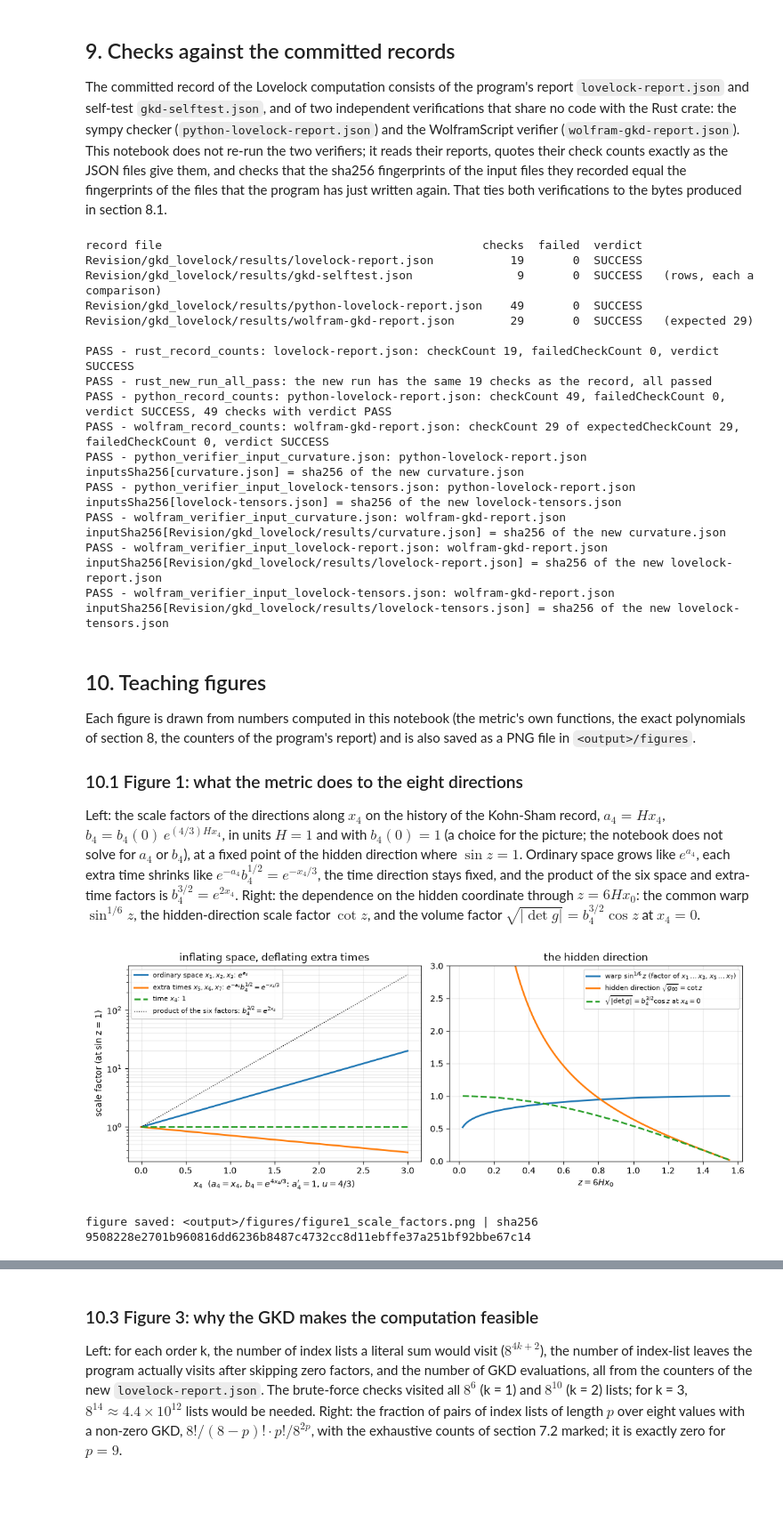
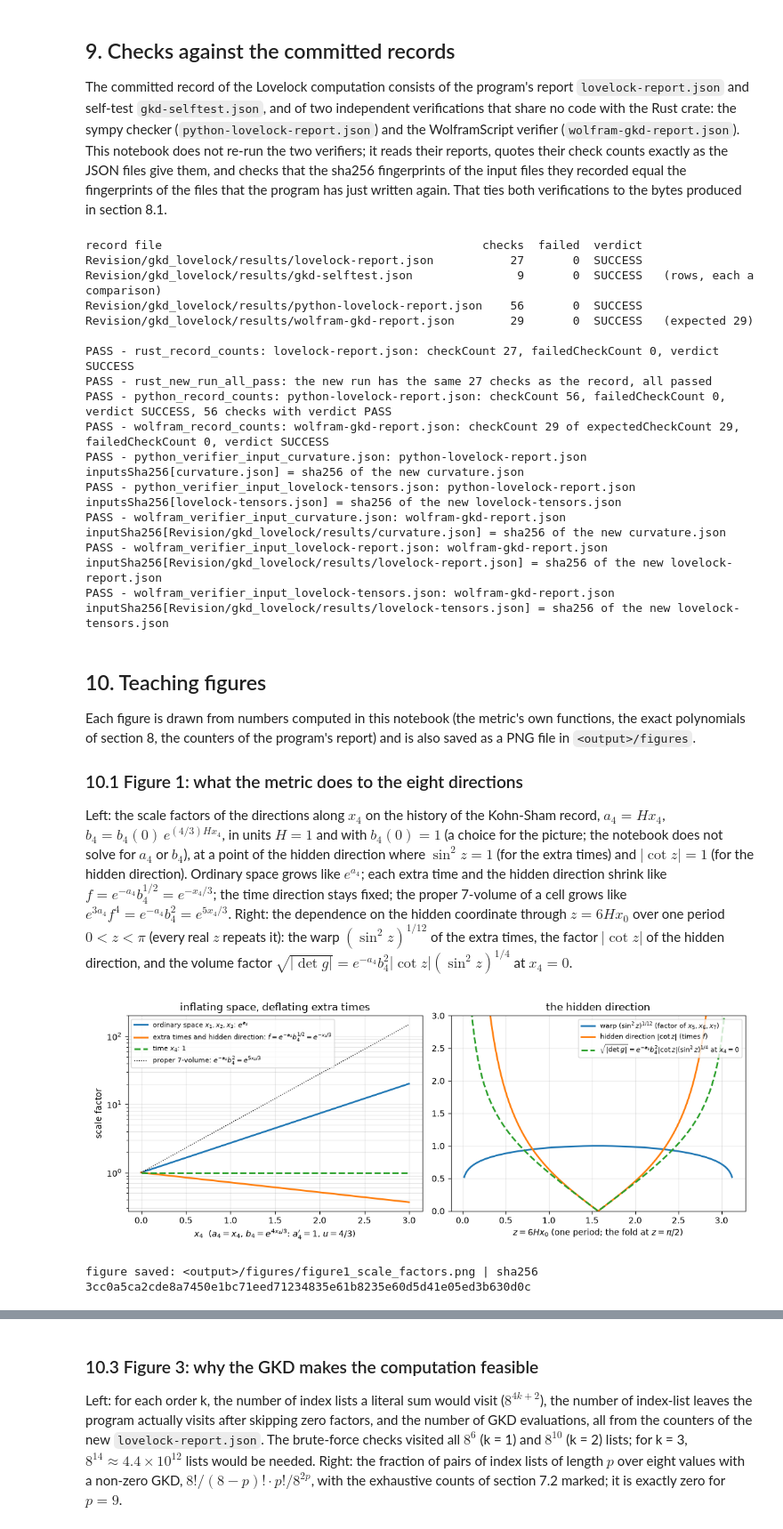
Before and after one commit to once-ere/Dirac_claude, a Jupyter notebook: Revision/notebooks/lovelock_gkd.ipynb, the cells around one changed output, grey strips where cells are left out. Shown at 89% size. Saved outputs shown, nothing was run; the diff lists cells and outputs as text; code cells hidden in the pictures; blank space fills up the shorter version.

```diff
--- a/Revision/notebooks/lovelock_gkd.ipynb
+++ b/Revision/notebooks/lovelock_gkd.ipynb
@@ -761,16 +765,13 @@ BLOCKS = [("x0", "x0 (hidden direction)"), ("x1", "x1 = x2 = x3 (ordinary space)
           ("x5", "x5 = x6 = x7 (extra times)")]
 for k in (1, 2, 3):
     P = tensors[f"P{k}_mixed_up_h_down_j"]
-    # since 2026-10-14 the metric has b4: the x4-x0 pair is nonzero and every one of its terms carries b4' (index 9
-    # of the 13 exponents); it would vanish only for a constant b4
-    pair = [(h, j) for h in COORDS for j in COORDS if h != j and (h, j) not in (("x4", "x0"), ("x0", "x4"))]
-    off_zero = all(P[f"{h},{j}"]["monomials"] == [] for h, j in pair)
-    pair_b4p = all(P[key]["monomials"] != [] and all(m[2][9] >= 1 for m in P[key]["monomials"]) for key in ("x4,x0", "x0,x4"))
+    # the corrected metric: every off-diagonal component vanishes; x1 = x2 = x3 and x0 = x5 = x6 = x7
+    off_zero = all(P[f"{h},{j}"]["monomials"] == [] for h in COORDS for j in COORDS if h != j)
     groups_equal = all(P[f"{h},{h}"]["monomials"] == P["x1,x1"]["monomials"] for h in ("x2", "x3")) and \
-        all(P[f"{h},{h}"]["monomials"] == P["x5,x5"]["monomials"] for h in ("x6", "x7"))
-    check(f"k{k}_diagonal_and_grouped", off_zero and pair_b4p and groups_equal,
-          f"P_({k}): 54 off-diagonal components are 0; the x4-x0 and x0-x4 components are nonzero and every term "
-          f"contains b4' (it vanishes only for constant b4); x1 = x2 = x3 and x5 = x6 = x7")
+        all(P[f"{h},{h}"]["monomials"] == P["x0,x0"]["monomials"] for h in ("x5", "x6", "x7"))
+    check(f"k{k}_diagonal_and_grouped", off_zero and groups_equal,
+          f"P_({k}): all 56 off-diagonal components are 0; x1 = x2 = x3 and x0 = x5 = x6 = x7 (the record's checks "
+          f"k{k}_offdiagonal_vanishes and k{k}_hidden_equals_extra_times)")
     rows = [f"| component | $P_{{({k})}}{{}}^h{{}}_h$ |", "|---|---|"]
     for h, label in BLOCKS:
         rows.append(f"| {label} | ${P[h + ',' + h]['latex']}$ |")
@@ -1185,14 +1219,14 @@ print(f"Revision/gkd_lovelock/results/wolfram-gkd-report.json    {wolfram_record
       f"{wolfram_record['failedCheckCount']:6d}  {wolfram_record['verdict']}   (expected {wolfram_record['expectedCheckCount']})")
 print()
 check("rust_record_counts", (record_report["checkCount"], record_report["failedCheckCount"], record_report["verdict"])
-      == (19, 0, "SUCCESS"), "lovelock-report.json: checkCount 19, failedCheckCount 0, verdict SUCCESS")
-check("rust_new_run_all_pass", (new_report["checkCount"], new_report["failedCheckCount"]) == (19, 0)
+      == (27, 0, "SUCCESS"), "lovelock-report.json: checkCount 27, failedCheckCount 0, verdict SUCCESS")
+check("rust_new_run_all_pass", (new_report["checkCount"], new_report["failedCheckCount"]) == (27, 0)
       and all(c["passed"] for c in new_report["checks"].values()) and
       list(new_report["checks"]) == list(record_report["checks"]),
-      "the new run has the same 19 checks as the record, all passed")
+      "the new run has the same 27 checks as the record, all passed")
 check("python_record_counts", (python_record["checkCount"], python_record["failedCheckCount"], python_record["verdict"])
-      == (49, 0, "SUCCESS") and sum(c["verdict"] == "PASS" for c in python_record["checks"]) == 49,
-      "python-lovelock-report.json: checkCount 49, failedCheckCount 0, verdict SUCCESS, 49 checks with verdict PASS")
+      == (56, 0, "SUCCESS") and sum(c["verdict"] == "PASS" for c in python_record["checks"]) == 56,
+      "python-lovelock-report.json: checkCount 56, failedCheckCount 0, verdict SUCCESS, 56 checks with verdict PASS")
 check("wolfram_record_counts",
       (wolfram_record["checkCount"], wolfram_record["expectedCheckCount"], wolfram_record["failedCheckCount"],
        wolfram_record["verdict"]) == (29, 29, 0, "SUCCESS")
@@ -1208,14 +1242,14 @@ for key, recorded in sorted(wolfram_record["inputSha256"].items()):
               f"wolfram-gkd-report.json inputSha256[{key}] = sha256 of the new {name}")
 # %% [output]
 record file                                              checks  failed  verdict
-Revision/gkd_lovelock/results/lovelock-report.json           19       0  SUCCESS
+Revision/gkd_lovelock/results/lovelock-report.json           27       0  SUCCESS
 Revision/gkd_lovelock/results/gkd-selftest.json               9       0  SUCCESS   (rows, each a comparison)
-Revision/gkd_lovelock/results/python-lovelock-report.json    49       0  SUCCESS
+Revision/gkd_lovelock/results/python-lovelock-report.json    56       0  SUCCESS
 Revision/gkd_lovelock/results/wolfram-gkd-report.json        29       0  SUCCESS   (expected 29)
 
-PASS - rust_record_counts: lovelock-report.json: checkCount 19, failedCheckCount 0, verdict SUCCESS
-PASS - rust_new_run_all_pass: the new run has the same 19 checks as the record, all passed
-PASS - python_record_counts: python-lovelock-report.json: checkCount 49, failedCheckCount 0, verdict SUCCESS, 49 checks with verdict PASS
+PASS - rust_record_counts: lovelock-report.json: checkCount 27, failedCheckCount 0, verdict SUCCESS
+PASS - rust_new_run_all_pass: the new run has the same 27 checks as the record, all passed
+PASS - python_record_counts: python-lovelock-report.json: checkCount 56, failedCheckCount 0, verdict SUCCESS, 56 checks with verdict PASS
 PASS - wolfram_record_counts: wolfram-gkd-report.json: checkCount 29 of expectedCheckCount 29, failedCheckCount 0, verdict SUCCESS
 PASS - python_verifier_input_curvature.json: python-lovelock-report.json inputsSha256[curvature.json] = sha256 of the new curvature.json
 PASS - python_verifier_input_lovelock-tensors.json: python-lovelock-report.json inputsSha256[lovelock-tensors.json] = sha256 of the new lovelock-tensors.json
@@ -1233,48 +1267,52 @@ polynomials of section 8, the counters of the program's report) and is also save
 
 Left: the scale factors of the directions along $x_4$ on the history of the Kohn-Sham record,
 $a_4 = H x_4$, $b_4 = b_4(0)\,e^{(4/3) H x_4}$, in units $H = 1$ and with $b_4(0) = 1$ (a choice for the picture;
-the notebook does not solve for $a_4$ or $b_4$), at a fixed point of the hidden direction where $\sin z = 1$.
-Ordinary space grows like $e^{a_4}$, each extra time shrinks like $e^{-a_4} b_4^{1/2} = e^{-x_4/3}$, the time
-direction stays fixed, and the product of the six space and extra-time factors is $b_4^{3/2} = e^{2 x_4}$.
-Right: the dependence on the hidden coordinate through $z = 6 H x_0$: the common warp $\sin^{1/6} z$, the
-hidden-direction scale factor $\cot z$, and the volume factor $\sqrt{|\det g|} = b_4^{3/2}\cos z$ at $x_4 = 0$.
+the notebook does not solve for $a_4$ or $b_4$), at a point of the hidden direction where $\sin^2 z = 1$ (for the
+extra times) and $|\cot z| = 1$ (for the hidden direction). Ordinary space grows like $e^{a_4}$; each extra time and the
+hidden direction shrink like $f = e^{-a_4} b_4^{1/2} = e^{-x_4/3}$; the time direction stays fixed; the proper
+7-volume of a cell grows like $e^{3a_4} f^4 = e^{-a_4} b_4^2 = e^{5 x_4/3}$. Right: the dependence on the hidden
+coordinate through $z = 6 H x_0$ over one period $0 < z < \pi$ (every real $z$ repeats it): the warp
+$(\sin^2 z)^{1/12}$ of the extra times, the factor $|\cot z|$ of the hidden direction, and the volume factor
+$\sqrt{|\det g|} = e^{-a_4} b_4^2 |\cot z| (\sin^2 z)^{1/4}$ at $x_4 = 0$.
 # %%
 def save_and_show(fig, name):
     path = FIG_DIR / name
     fig.savefig(path, format="png", dpi=100, metadata={"Software": None})
     plt.close(fig)
     display(Image(data=path.read_bytes()))
     print("figure saved:", shown(path), "| sha256", sha256(path))
 
 
 x4 = np.linspace(0.0, 3.0, 301)
 a4 = x4
 b4 = np.exp(4 * x4 / 3)
 fig, (ax1, ax2) = plt.subplots(1, 2, figsize=(11, 4.2))
 ax1.semilogy(x4, np.exp(a4), lw=2, label=r"ordinary space $x_1, x_2, x_3$: $e^{a_4}$")
-ax1.semilogy(x4, np.exp(-a4) * np.sqrt(b4), lw=2, label=r"extra times $x_5, x_6, x_7$: $e^{-a_4} b_4^{1/2} = e^{-x_4/3}$")
+ax1.semilogy(x4, np.exp(-a4) * np.sqrt(b4), lw=2,
+             label=r"extra times and hidden direction: $f = e^{-a_4} b_4^{1/2} = e^{-x_4/3}$")
 ax1.semilogy(x4, np.ones_like(x4), lw=2, ls="--", label=r"time $x_4$: 1")
-ax1.semilogy(x4, np.exp(3 * a4) * (np.exp(-a4) * np.sqrt(b4)) ** 3, lw=1, ls=":", color="k",
-             label=r"product of the six factors: $b_4^{3/2} = e^{2 x_4}$")
+ax1.semilogy(x4, np.exp(-a4) * b4 ** 2, lw=1, ls=":", color="k",
+             label=r"proper 7-volume: $e^{-a_4} b_4^2 = e^{5 x_4/3}$")
 ax1.set_xlabel(r"$x_4$  ($a_4 = x_4$, $b_4 = e^{4 x_4/3}$: $a_4' = 1$, $u = 4/3$)")
-ax1.set_ylabel("scale factor (at sin z = 1)")
+ax1.set_ylabel("scale factor")
 ax1.set_title("inflating space, deflating extra times")
 ax1.legend(fontsize=8, loc="upper left")
 ax1.grid(True, which="both", alpha=0.3)
-z = np.linspace(0.02, np.pi / 2 - 0.02, 400)
-ax2.plot(z, np.sin(z) ** (1 / 6), lw=2, label=r"warp $\sin^{1/6} z$ (factor of $x_1 \dots x_3$, $x_5 \dots x_7$)")
-ax2.plot(z, 1 / np.tan(z), lw=2, label=r"hidden direction $\sqrt{g_{00}} = \cot z$")
-ax2.plot(z, np.cos(z), lw=2, ls="--", label=r"$\sqrt{|\det g|} = b_4^{3/2} \cos z$ at $x_4 = 0$")
+z = np.linspace(0.02, np.pi - 0.02, 600)
+ax2.plot(z, (np.sin(z) ** 2) ** (1 / 12), lw=2, label=r"warp $(\sin^2 z)^{1/12}$ (factor of $x_5, x_6, x_7$)")
+ax2.plot(z, np.abs(1 / np.tan(z)), lw=2, label=r"hidden direction $|\cot z|$ (times $f$)")
+ax2.plot(z, np.abs(1 / np.tan(z)) * (np.sin(z) ** 2) ** 0.25, lw=2, ls="--",
+         label=r"$\sqrt{|\det g|} = e^{-a_4} b_4^2 |\cot z| (\sin^2 z)^{1/4}$ at $x_4 = 0$")
 ax2.set_ylim(0, 3)
-ax2.set_xlabel(r"$z = 6 H x_0$")
+ax2.set_xlabel(r"$z = 6 H x_0$ (one period; the fold at $z = \pi/2$)")
 ax2.set_title("the hidden direction")
 ax2.legend(fontsize=8, loc="upper right")
 ax2.grid(True, alpha=0.3)
 fig.tight_layout()
 save_and_show(fig, "figure1_scale_factors.png")
 # %% [output]
-[figure, old version]
+[figure, new version]
-figure saved: <output>/figures/figure1_scale_factors.png | sha256 9508228e2701b960816dd6236b8487c4732cc8d11ebffe37a251bf92bbe67c14
+figure saved: <output>/figures/figure1_scale_factors.png | sha256 3cc0a5ca2cde8a7450e1bc71eed71234835e61b8235e60d5d41e05ed3b630d0c
 # %% [markdown]
 ### 10.2 Figure 2: the normalised Lovelock components
 
```
Also changed, not shown: parts of 18 cells of this notebook, 12 other files.
